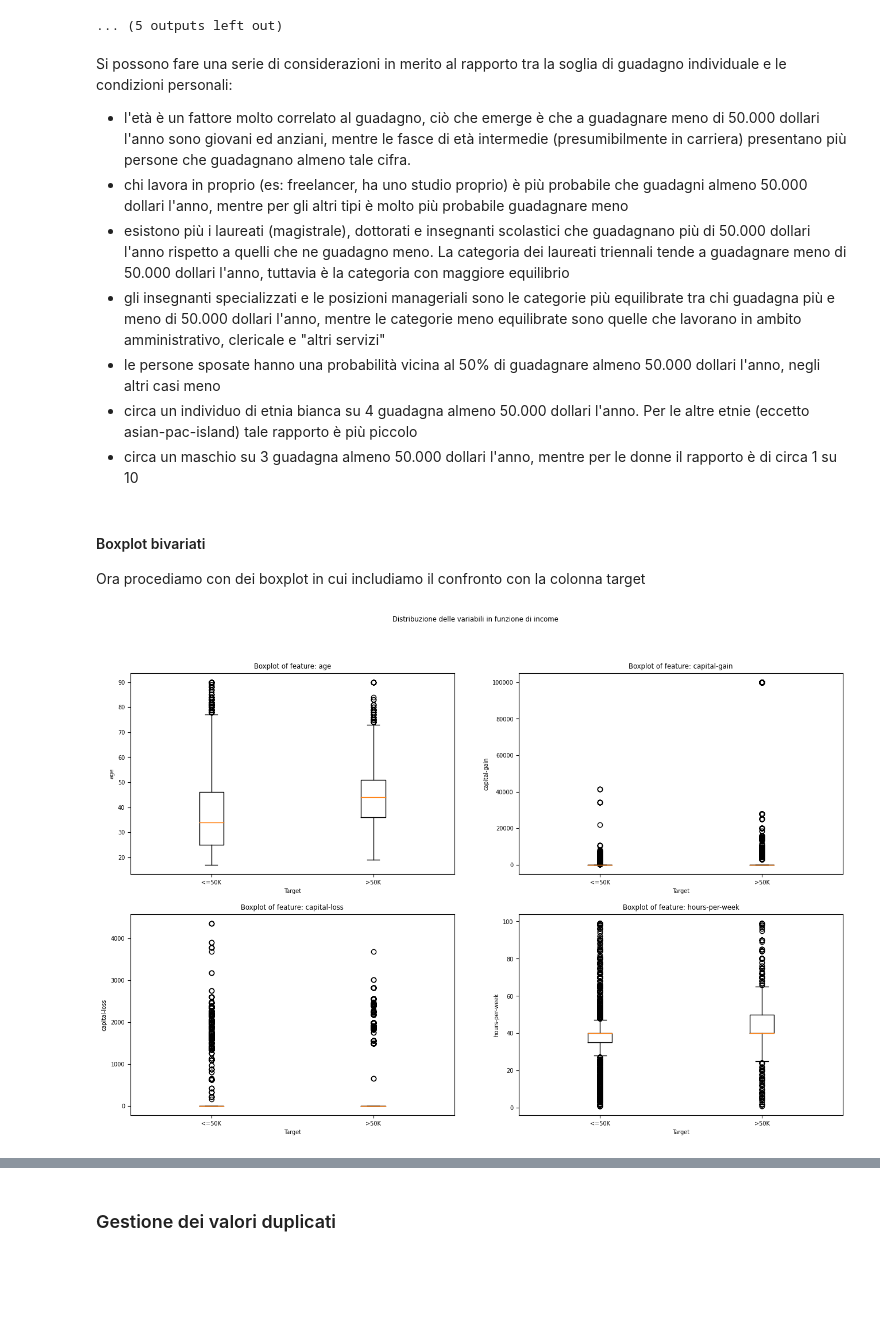
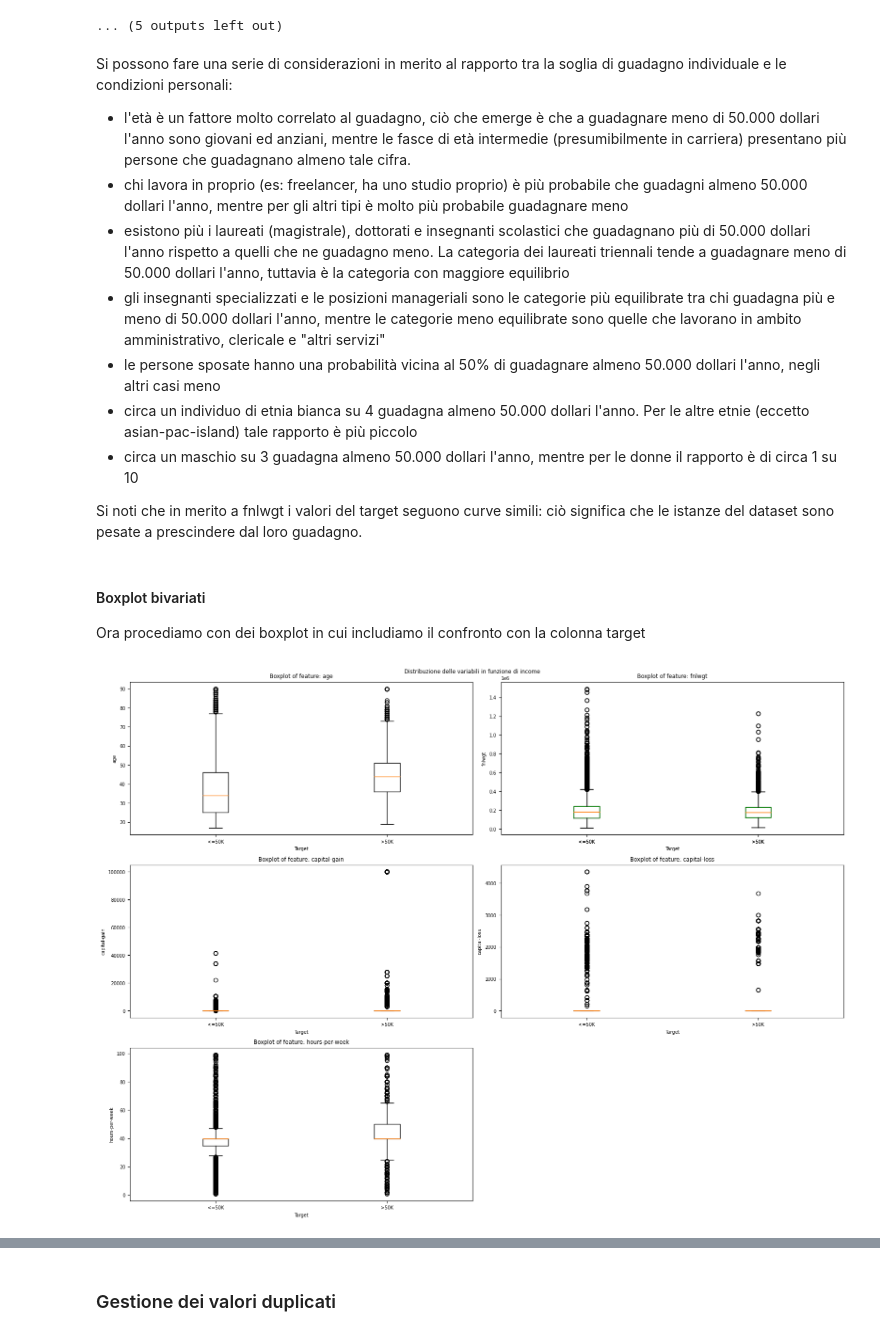
Before and after one commit to NicoSanse/ML_Project, a Jupyter notebook: Project.ipynb, the cells around one changed output, grey strips where cells are left out. Saved outputs shown, nothing was run; the diff lists cells and outputs as text; code cells hidden in the pictures; blank space fills up the shorter version.

```diff
--- a/Project.ipynb
+++ b/Project.ipynb
@@ -292,12 +293,15 @@ Ora procediamo a visualizzare le statistiche del dataset. Il primo tipo di grafi
 # %%
-fig, axes = plt.subplots(nrows=3, ncols=4, figsize=(15, 18))
+fig, axes = plt.subplots(nrows=3, ncols=4, figsize=(16, 15))
 fig.suptitle("Distribuzione delle variabili")
 
 
 i, j = 0, 0
-for column in df.columns.drop(labels=["income", "native-country", "education-num", "fnlwgt"]):
+for column in df.columns.drop(labels=["income", "native-country", "education-num"]):
     if (df[column].dtype == 'int64'):
         df[column].plot.hist(ax=axes[i, j], bins=30, edgecolor="black")
+        # grafico di colore diverso per fnlwgt
+        if column == 'fnlwgt':
+            df[column].plot.hist(ax=axes[i, j], bins=30, edgecolor="black", color="orange")
     else:
         df[column].value_counts().plot.bar(ax=axes[i, j], edgecolor="black")
 
@@ -310,7 +314,6 @@ for column in df.columns.drop(labels=["income", "native-country", "education-num
         i += 1
         j = 0
 
-fig.delaxes(axes[i, j])
 
 plt.tight_layout()
 plt.show()
@@ -343,12 +346,15 @@ Continuiamo ora con i boxplot per la visualizzazione di eventuali outliers. Per
 # %%
-plt.figure(figsize=(16, 10))
+plt.figure(figsize=(16, 12))
 plt.rc('font', size=7)
 
 i = 0
-for column in df.select_dtypes(include=['int64', 'float64']).columns.drop(labels=['fnlwgt', 'education-num']):
-    graphic = plt.subplot(2, 2, i + 1)
+for column in df.select_dtypes(include=['int64', 'float64']).columns.drop(labels=['education-num']):
+    graphic = plt.subplot(3, 2, i + 1)
     graphic.boxplot(df[column])
     df[column].to_frame().boxplot()
+    # grafico di colore diverso per fnlwgt
+    if column == 'fnlwgt':
+        graphic.boxplot(df[column])['boxes'][0].set(color='orange')
     i = i + 1
 
 plt.show()
@@ -461,31 +511,43 @@ Si possono fare una serie di considerazioni in merito al rapporto tra la soglia
  - le persone sposate hanno una probabilità vicina al 50% di guadagnare almeno 50.000 dollari l'anno, negli altri casi meno
  - circa un individuo di etnia bianca su 4 guadagna almeno 50.000 dollari l'anno. Per le altre etnie (eccetto asian-pac-island) tale rapporto è più piccolo
  - circa un maschio su 3 guadagna almeno 50.000 dollari l'anno, mentre per le donne il rapporto è di circa 1 su 10
+
+Si noti che in merito a fnlwgt i valori del target seguono curve simili: ciò significa che le istanze del dataset sono pesate a prescindere dal loro guadagno.
 # %% [markdown]
 #### Boxplot bivariati
 
 Ora procediamo con dei boxplot in cui includiamo il confronto con la colonna target
 # %%
-fig, axes = plt.subplots(nrows=2, ncols=2, figsize=(16, 10))
+fig, axes = plt.subplots(nrows=3, ncols=2, figsize=(16, 12))
 fig.suptitle("Distribuzione delle variabili in funzione di income")
 
 i, j = 0, 0
-for column in df.select_dtypes(include=['int64', 'float64']).columns.drop(labels=['fnlwgt', 'education-num']):
+for column in df.select_dtypes(include=['int64', 'float64']).columns.drop(labels=['education-num']):
     feature_to_plot = {
         '<=50K': df[df['income'].isin(['<=50K', '<=50K.'])][column],
         '>50K': df[df['income'].isin(['>50K', '>50k.'])][column],
     }
 
     axes[i, j].boxplot(feature_to_plot.values(), labels=feature_to_plot.keys())
     axes[i, j].set_title("Boxplot of feature: " + column)
     axes[i, j].set_xlabel("Target")
     axes[i, j].set_ylabel(column)
+
+    # grafico di colore diverso per fnlwgt
+    if column == 'fnlwgt':
+        axes[i, j].boxplot(feature_to_plot.values(), labels=feature_to_plot.keys(), boxprops=dict(color='green'))
+
+
+    # aggiornamento indici
     j += 1
     if j == 2:
         i += 1
         j = 0
 
+fig.delaxes(axes[i, j])
+
+plt.tight_layout()
 plt.show()
 # %% [output]
-[figure, old version]
+[figure, new version]
 # %% [markdown]
```
Also changed, not shown: parts of 23 cells of this notebook.
